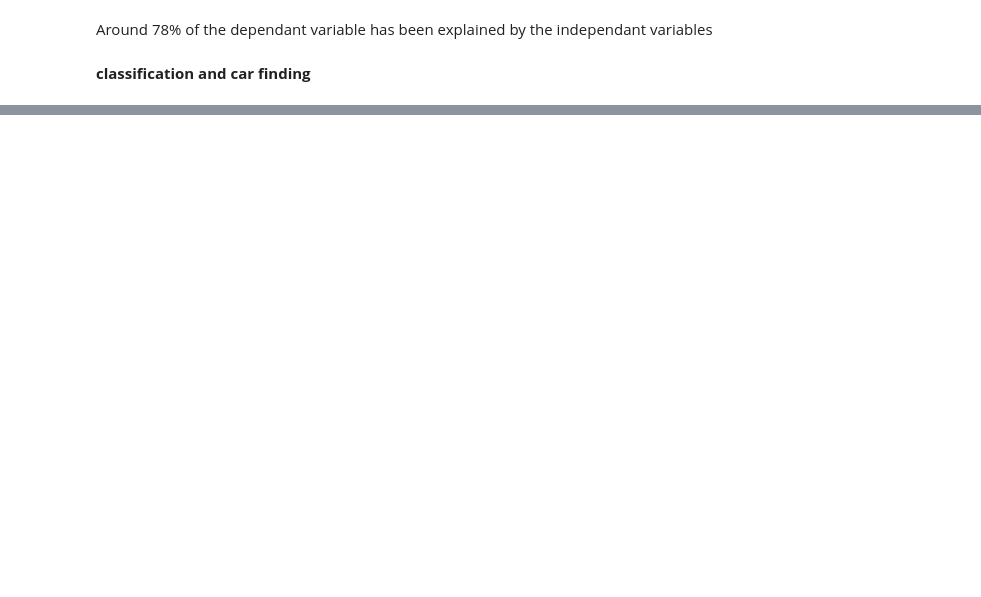
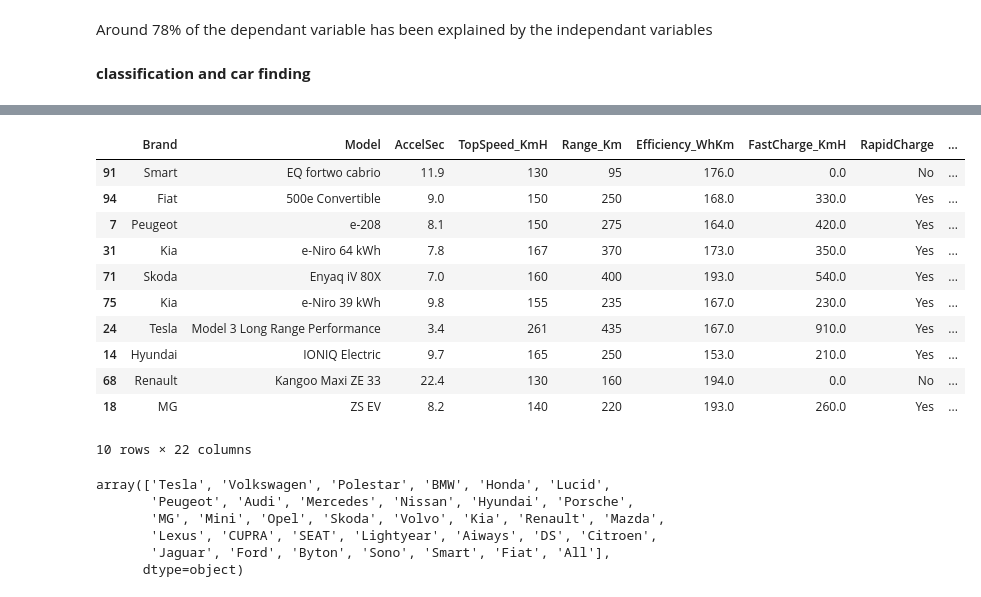
Before and after one commit to edwinjosechittilappilly/EDA-EV-ML-Project, a Jupyter notebook: notebooks/EDA_evCarsData_classification copy.ipynb, the cells around one changed output, grey strips where cells are left out. Drawn from its saved outputs; the diff is of its cells as text; code cells hidden in the pictures; blank space fills up the shorter version.

```diff
--- a/notebooks/EDA_evCarsData_classification copy.ipynb
+++ b/notebooks/EDA_evCarsData_classification copy.ipynb
@@ -407,0 +299,28 @@ print( estim.best_model() )
+# %%
+df_test=pd.read_pickle(path+"/df_sample.pkl")
+# %%
+df_test.sample(10)
+# %% [output]
+|  | Brand | Model | AccelSec | TopSpeed_KmH | Range_Km | Efficiency_WhKm | FastCharge_KmH | RapidCharge | ... |
+| 91 | Smart | EQ fortwo cabrio | 11.9 | 130 | 95 | 176.0 | 0.0 | No | ... |
+| 94 | Fiat | 500e Convertible | 9.0 | 150 | 250 | 168.0 | 330.0 | Yes | ... |
+| 7 | Peugeot | e-208 | 8.1 | 150 | 275 | 164.0 | 420.0 | Yes | ... |
+| 31 | Kia | e-Niro 64 kWh | 7.8 | 167 | 370 | 173.0 | 350.0 | Yes | ... |
+| 71 | Skoda | Enyaq iV 80X | 7.0 | 160 | 400 | 193.0 | 540.0 | Yes | ... |
+| 75 | Kia | e-Niro 39 kWh | 9.8 | 155 | 235 | 167.0 | 230.0 | Yes | ... |
+| 24 | Tesla | Model 3 Long Range Performance | 3.4 | 261 | 435 | 167.0 | 910.0 | Yes | ... |
+| 14 | Hyundai | IONIQ Electric | 9.7 | 165 | 250 | 153.0 | 210.0 | Yes | ... |
+| 68 | Renault | Kangoo Maxi ZE 33 | 22.4 | 130 | 160 | 194.0 | 0.0 | No | ... |
+| 18 | MG | ZS EV | 8.2 | 140 | 220 | 193.0 | 260.0 | Yes | ... |
+10 rows × 22 columns
+# %%
+# df['Brand'].unique().append(["All"])
+# append value to an array in numpy
+np.append(df['Brand'].unique(),["All"])
+# %% [output]
+array(['Tesla', 'Volkswagen', 'Polestar', 'BMW', 'Honda', 'Lucid',
+       'Peugeot', 'Audi', 'Mercedes', 'Nissan', 'Hyundai', 'Porsche',
+       'MG', 'Mini', 'Opel', 'Skoda', 'Volvo', 'Kia', 'Renault', 'Mazda',
+       'Lexus', 'CUPRA', 'SEAT', 'Lightyear', 'Aiways', 'DS', 'Citroen',
+       'Jaguar', 'Ford', 'Byton', 'Sono', 'Smart', 'Fiat', 'All'],
+      dtype=object)
```
Also changed, not shown: parts of 36 cells of this notebook, 5 other files.
